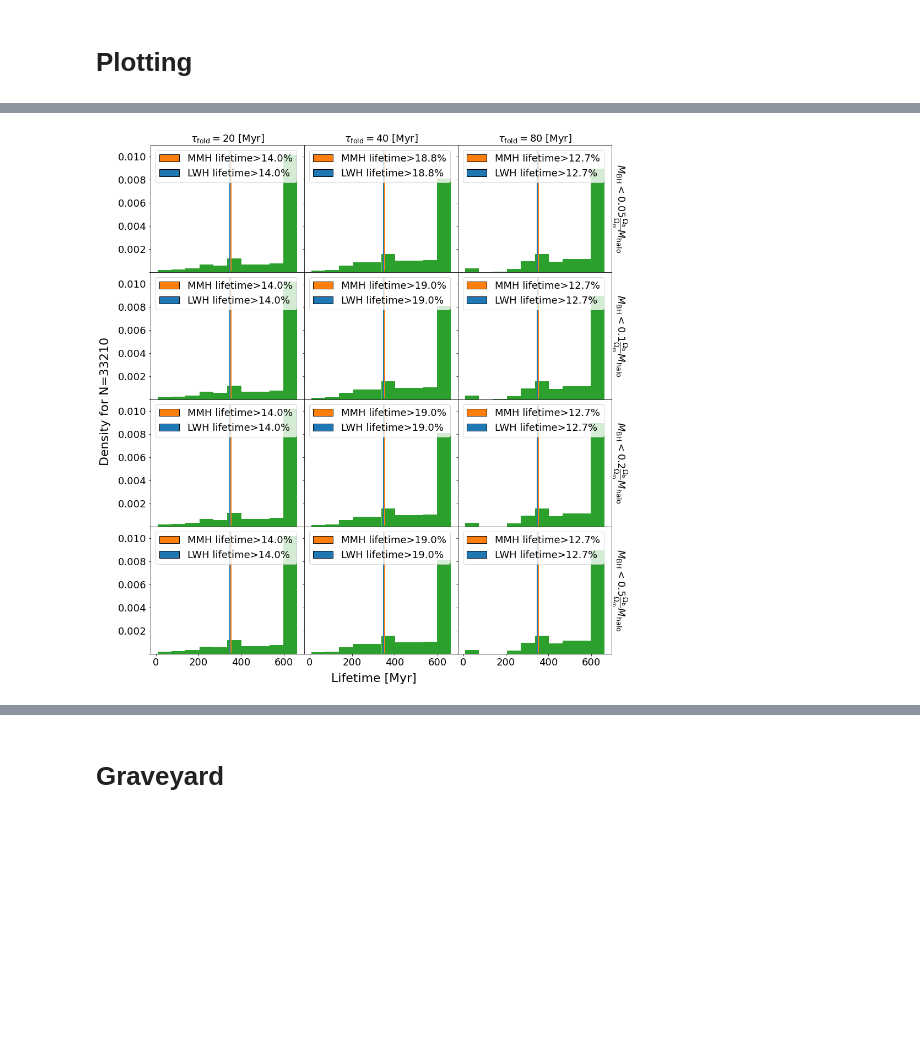
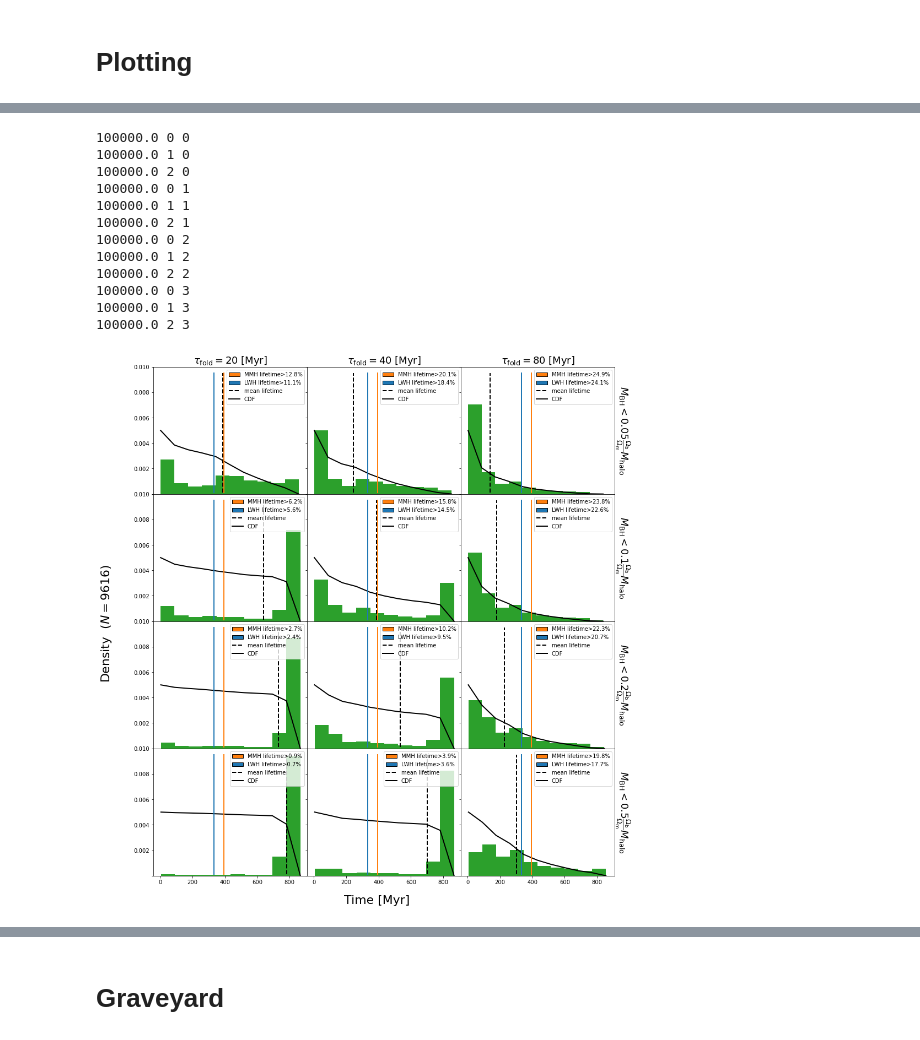
Before and after one commit to mscoggs/dcbh_relation_lifetime, a Jupyter notebook: analyze_trees.ipynb, the cells around one changed output, grey strips where cells are left out. Cells and saved outputs as stored; diff of their text form; code cells hidden in the pictures; blank space fills up the shorter version.

```diff
--- a/analyze_trees.ipynb
+++ b/analyze_trees.ipynb
@@ -415,0 +953,2 @@ def find_averages(cand_trees, SUPER=False):
+# %%
+merged_trees, bh_mass_ratios = evolve_BH_with_mergers(all_trees_raw, tau=40, cap=0.1, optimistic=True)
@@ -415,0 +1087,18 @@ def find_averages(cand_trees, SUPER=False):
+# %%
+SHIELD = True
+LW_INIT = True
+
+plt.yscale("log")
+plt.ylim(7e4,2e7)
+z_list = np.arange(15,30,0.5)
+for j, c in zip([0.1,10,30,100],["black", "red", "blue", "orange"]):
+    mcrit_list = mcrit_visbal(j,0,z_list)
+    m_crits = []
+    for z in z_list: m_crits.append(get_mcrit(z,j))
+    plt.plot(z_list, mcrit_list,label="j="+str(j),color=c)
+    plt.plot(z_list, m_crits, ls="--",color=c)
+plt.legend()
+plt.ylabel("M_crit")
+plt.title("dashed=our mcrit,, solid=visbal")
+plt.xlabel("z")
+plt.savefig("Mcrits_shield=on_LW_init=on.pdf")
@@ -492,6 +1455,6 @@ plt.savefig("figures/"+save_title+".pdf",bbox_inches='tight')
 # %%
-
-ratio_min = 1e-1
+OPTIMISTIC = True
+ratio_min = 1e-0
 total_time = False
 edd_growth = False
 cap_list = [0.05,0.1,0.2,0.5]
@@ -504,49 +1467,77 @@ colors= ["tab:green","tab:blue","tab:orange"]
 
 
 fig, axs = plt.subplots(ncols=x_num, nrows=y_num, sharex=True, sharey=True, figsize=(15,17))
-x_axis_max = 0.011
+fig.supxlabel("Time [Myr]", y=0.08, size=22)
+fig.supylabel(r"Density  $(N="+str(len(merged_trees))+")$", x=0.035, size=22)
+
+y_axis_max = 0.01
 for axis in axs.ravel():
     try: plt.setp(axis.get_yticklabels()[0], visible=False)
     except: continue
-    axis.set_ylim(0,x_axis_max)
+    axis.set_ylim(0,y_axis_max)
 
-fig.supxlabel("Lifetime [Myr]", y=0.08, size=22)
-fig.supylabel("Density for N="+str(len(cand_trees)), x=0.04, size=22)
+# fig.supxlabel("Lifetime [Myr]", y=0.08, size=22)
+# fig.supylabel("Density for N="+str(len(all_trees)), x=0.04, size=22)
 
 for row in range(y_num):
     for col in range(x_num):
         for seed,ls in zip(seed_list,colors):
+            print(seed, col, row)
 
             mm_lifetime,mm_total_times = find_ratio_lifetime([mm_tree],folding_list[col],cap_list[row],seed, ratio_min = ratio_min, total_time = total_time,edd_growth=edd_growth)
             lw_lifetime,lw_total_times = find_ratio_lifetime([lw_tree],folding_list[col],cap_list[row],seed, ratio_min = ratio_min, total_time = total_time,edd_growth=edd_growth)
-            dt, total_times = find_ratio_lifetime(cand_trees, folding_list[col],cap_list[row],seed,ratio_min = ratio_min, total_time = total_time, edd_growth=edd_growth)
+            dt, total_times = find_ratio_lifetime_merged(all_trees_raw, folding_list[col],cap_list[row],seed,ratio_min = ratio_min, total_time = total_time, edd_growth=edd_growth, optimistic=OPTIMISTIC)
 
             n, bins, patches = axs[row,col].hist(dt,alpha=1, color="tab:green", density=True)
             labels,handles = [],[]
+            meanlt = np.mean(dt)
+            axs[row,col].plot(np.linspace(meanlt,meanlt,10),np.linspace(y_axis_max*0.01,y_axis_max*0.95,10),c="black", lw=2, ls="--")
+            pdf = list(n / sum(n))
+            pdf.insert(0,0)
+            cdf = (1-np.cumsum(pdf))*y_axis_max
+            axs[row,col].plot(bins[0:], cdf, label="CDF", c="black", lw=2)
+
             if(mm_lifetime[0] != mm_total_times[0]):
-                axs[row,col].plot(np.linspace(mm_lifetime,mm_lifetime,10),np.linspace(x_axis_max*0.01,x_axis_max*0.95,10),c="tab:orange", lw=2)
-                mm_fraction = len(np.where(dt < mm_lifetime)[0])/len(cand_trees)
+                axs[row,col].plot(np.linspace(mm_lifetime,mm_lifetime,10),np.linspace(y_axis_max*0.01,y_axis_max*0.95,10),c="tab:orange", lw=2)
+                mm_fraction = len(np.where(dt < mm_lifetime)[0])/len(all_trees)
                 handles.append(Rectangle((0, 0), 1, 1, color="tab:orange", ec="k"))
                 labels.append("MMH lifetime>"+"{:.1f}".format(mm_fraction*100)+"%")
 
             if(lw_lifetime[0] != lw_total_times[0]):
-                axs[row,col].plot(np.linspace(lw_lifetime,lw_lifetime,10),np.linspace(x_axis_max*0.01,x_axis_max*0.95,10),c="tab:blue", lw=2)
-                lw_fraction = len(np.where(dt < lw_lifetime)[0])/len(cand_trees)
+                axs[row,col].plot(np.linspace(lw_lifetime,lw_lifetime,10),np.linspace(y_axis_max*0.01,y_axis_max*0.95,10),c="tab:blue", lw=2)
+                lw_fraction = len(np.where(dt < lw_lifetime)[0])/len(all_trees)
                 handles.append(Rectangle((0, 0), 1, 1, color="tab:blue", ec="k"))
                 labels.append("LWH lifetime>"+"{:.1f}".format(lw_fraction*100)+"%")
 
-            if(labels != []): axs[row,col].legend(handles, labels,loc='upper left')
+            handles.append(Line2D([0], [0], color="black",lw=2, ls="--"))
+            handles.append(Line2D([0], [0], color="black",lw=2))
+
+            handles.append(Rectangle((0, 0), 1, 1, color="tab:blue", ec="k"))
+            labels.append("mean lifetime")
+            labels.append("CDF")
+            if(labels != []): axs[row,col].legend(handles, labels,loc='upper right', fontsize=10)
 
         if(row==0): axs[row,col].set_title(r"$\tau_{\rm fold} = $" +str(folding_list[col]) +" [Myr]", fontsize = 18 )
         if(col == x_num-1):
             axs[row, col].yaxis.set_label_position("right")
             axs[row, col].set_ylabel(r"$M_{\rm BH} < $"+str(cap_list[row]) +r"$\frac{\Omega_{\rm b}}{\Omega_{\rm m}} M_{\rm halo}$", fontsize = 18, rotation=270, labelpad=30)
-
 # handles = [Rectangle((0, 0), 1, 1, color=c, ec="k") for c in colors]
 # labels = [r'$M_0$ = $10^'+str(int(np.log10(mass)))+'$ $M_{\odot}$' for mass in seed_list]
 # axs[0, 2].legend(handles, labels,loc='upper left', fontsize = 14 , bbox_to_anchor=(0.2, 0.90),edgecolor="black", framealpha=1)
 plt.subplots_adjust(wspace=0, hspace=0)
-save_title = "lifetimes_for_ratio_min="+str(ratio_min)+"_total_time="+str(total_time)+"_edd_growth="+str(edd_growth)
+save_title = "lifetimes_for_ratio_min="+str(ratio_min)+"_total_time="+str(total_time)+"_edd_growth="+str(edd_growth)+"_opt="+str(OPTIMISTIC)
 plt.savefig("figures/"+save_title+".pdf",bbox_inches='tight')
 # %% [output]
+100000.0 0 0
+100000.0 1 0
+100000.0 2 0
+100000.0 0 1
+100000.0 1 1
+100000.0 2 1
+100000.0 0 2
+100000.0 1 2
+100000.0 2 2
+100000.0 0 3
+100000.0 1 3
+100000.0 2 3
-[figure, old version]
+[figure, new version]
```
Also changed, not shown: parts of 104 cells of this notebook, 39 other files.
